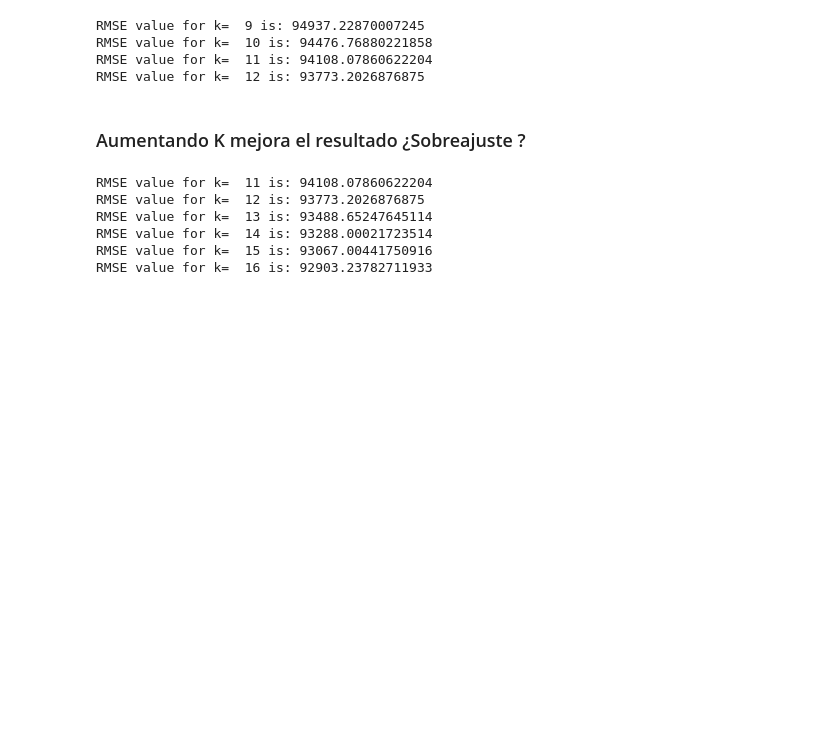
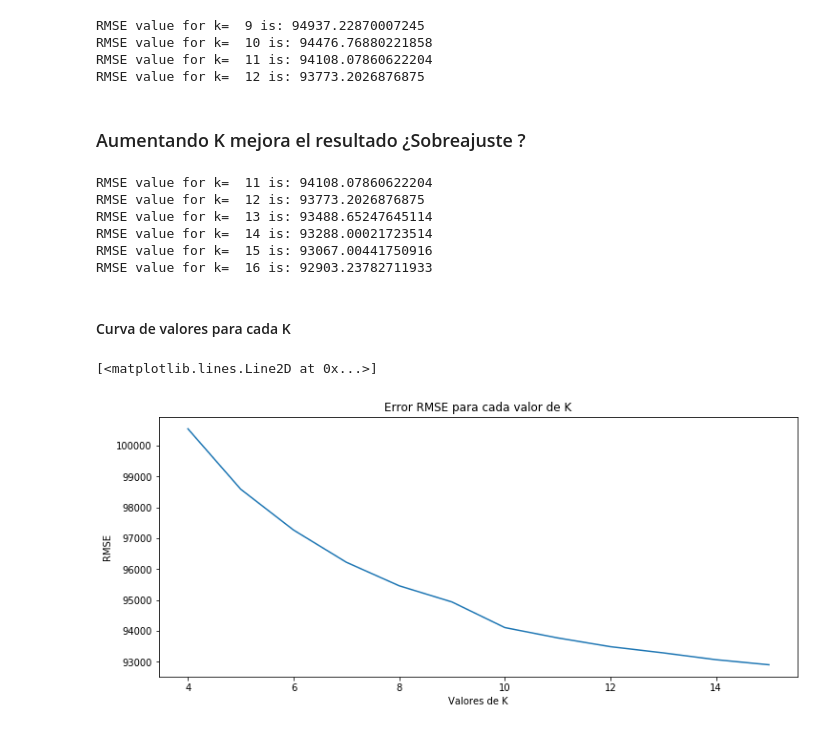
Before and after one commit to mateoicalvo/7506, a Jupyter notebook: tp2/modelo/algoritmos/KNN/knn.ipynb, the cells around one changed output. Saved outputs shown, nothing was run; the diff lists cells and outputs as text; code cells hidden in the pictures; blank space fills up the shorter version.

```diff
--- a/tp2/modelo/algoritmos/KNN/knn.ipynb
+++ b/tp2/modelo/algoritmos/KNN/knn.ipynb
@@ -261,3 +261,21 @@ RMSE value for k=  13 is: 93488.65247645114
 RMSE value for k=  14 is: 93288.00021723514
 RMSE value for k=  15 is: 93067.00441750916
 RMSE value for k=  16 is: 92903.23782711933
+# %% [markdown]
+#### Curva de valores para cada K
+# %%
+rmse_val = [np.inf,np.inf,np.inf,np.inf,100547.5918890875,98590.21697727592,97267.91560622105,
+            96223.73800236205,95461.62613295658,94937.22870007245,
+            94108.07860622204,93773.2026876875,93488.65247645114,
+            93288.00021723514,93067.00441750916,92903.23782711933]
+# %%
+curva = pd.DataFrame(rmse_val)
+
+plt.figure(figsize=(12, 5))
+plt.xlabel("Valores de K")
+plt.ylabel("RMSE")
+plt.title("Error RMSE para cada valor de K")
+plt.plot(curva)
+# %% [output]
+[<matplotlib.lines.Line2D at 0x...>]
+[figure, added]
```
Also changed, not shown: parts of 2 cells of this notebook.
